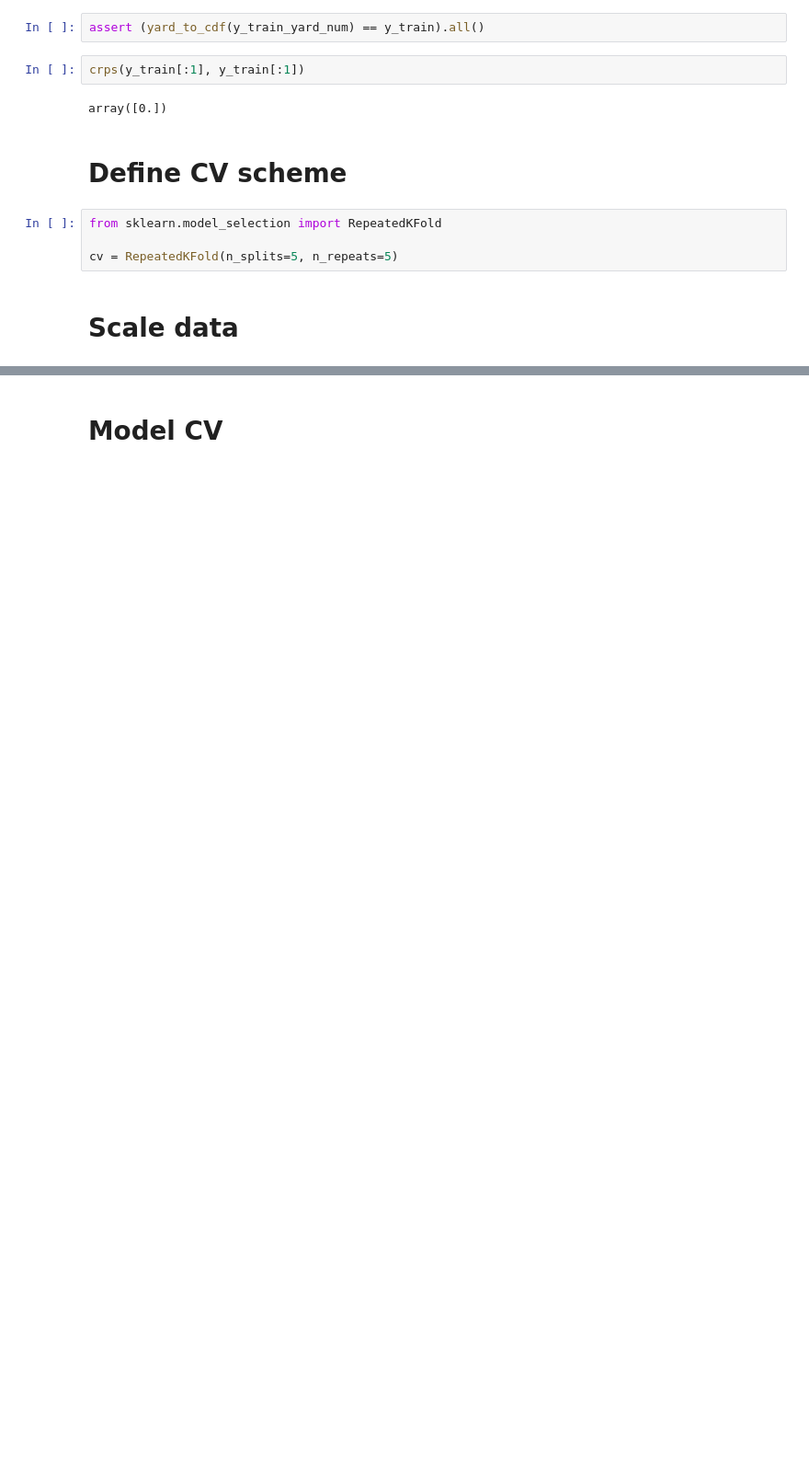
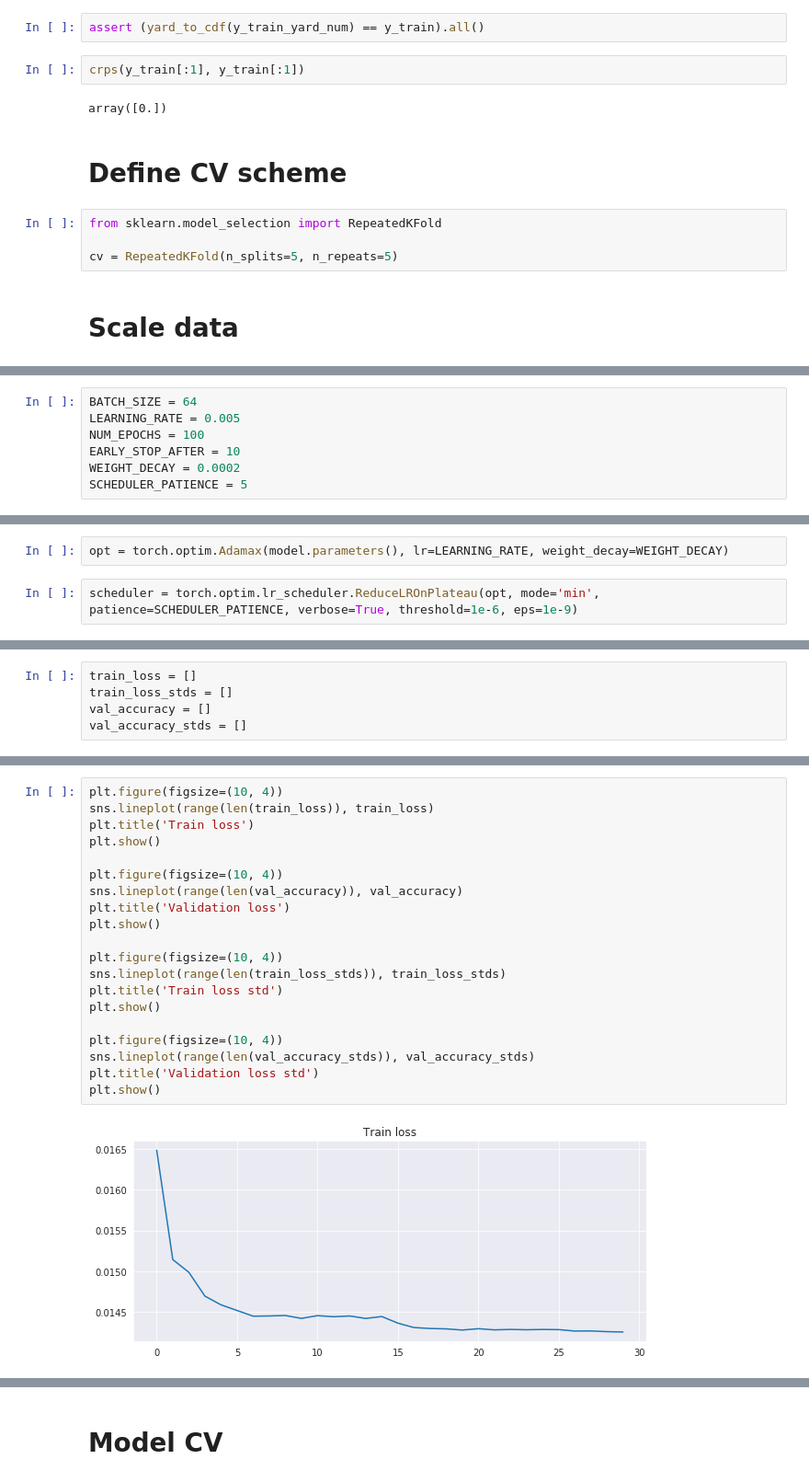
Before and after one commit to btseytlin/NFL-BIg-Data-Kaggle, a Jupyter notebook: pipeline_predict.ipynb, the cells around one changed output, grey strips where cells are left out. Shown at 92% size. Drawn from its saved outputs; the diff is of its cells as text; blank space fills up the shorter version.

```diff
--- a/pipeline_predict.ipynb
+++ b/pipeline_predict.ipynb
@@ -130,0 +197,7 @@ X_train[:10]
+# %%
+BATCH_SIZE = 64
+LEARNING_RATE = 0.005
+NUM_EPOCHS = 100
+EARLY_STOP_AFTER = 10
+WEIGHT_DECAY = 0.0002
+SCHEDULER_PATIENCE = 5
@@ -130,0 +224,4 @@ X_train[:10]
+# %%
+opt = torch.optim.Adamax(model.parameters(), lr=LEARNING_RATE, weight_decay=WEIGHT_DECAY)
+# %%
+scheduler = torch.optim.lr_scheduler.ReduceLROnPlateau(opt, mode='min', patience=SCHEDULER_PATIENCE, verbose=True, threshold=1e-6, eps=1e-9)
@@ -130,0 +230,5 @@ X_train[:10]
+# %%
+train_loss = []
+train_loss_stds = []
+val_accuracy = []
+val_accuracy_stds = []
@@ -130,0 +315,22 @@ X_train[:10]
+# %%
+plt.figure(figsize=(10, 4))
+sns.lineplot(range(len(train_loss)), train_loss)
+plt.title('Train loss')
+plt.show()
+
+plt.figure(figsize=(10, 4))
+sns.lineplot(range(len(val_accuracy)), val_accuracy)
+plt.title('Validation loss')
+plt.show()
+
+plt.figure(figsize=(10, 4))
+sns.lineplot(range(len(train_loss_stds)), train_loss_stds)
+plt.title('Train loss std')
+plt.show()
+
+plt.figure(figsize=(10, 4))
+sns.lineplot(range(len(val_accuracy_stds)), val_accuracy_stds)
+plt.title('Validation loss std')
+plt.show()
+# %% [output]
+[figure, added]
```
Also changed, not shown: parts of 39 cells of this notebook, 2 other files.
